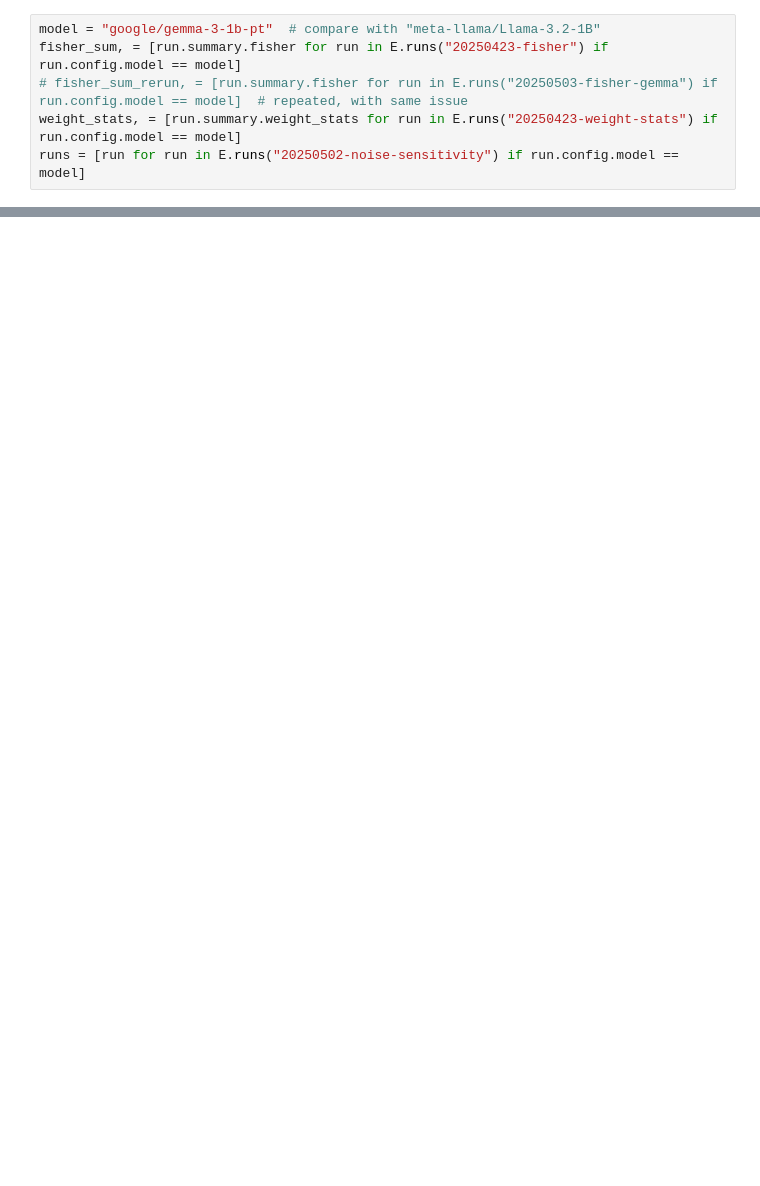
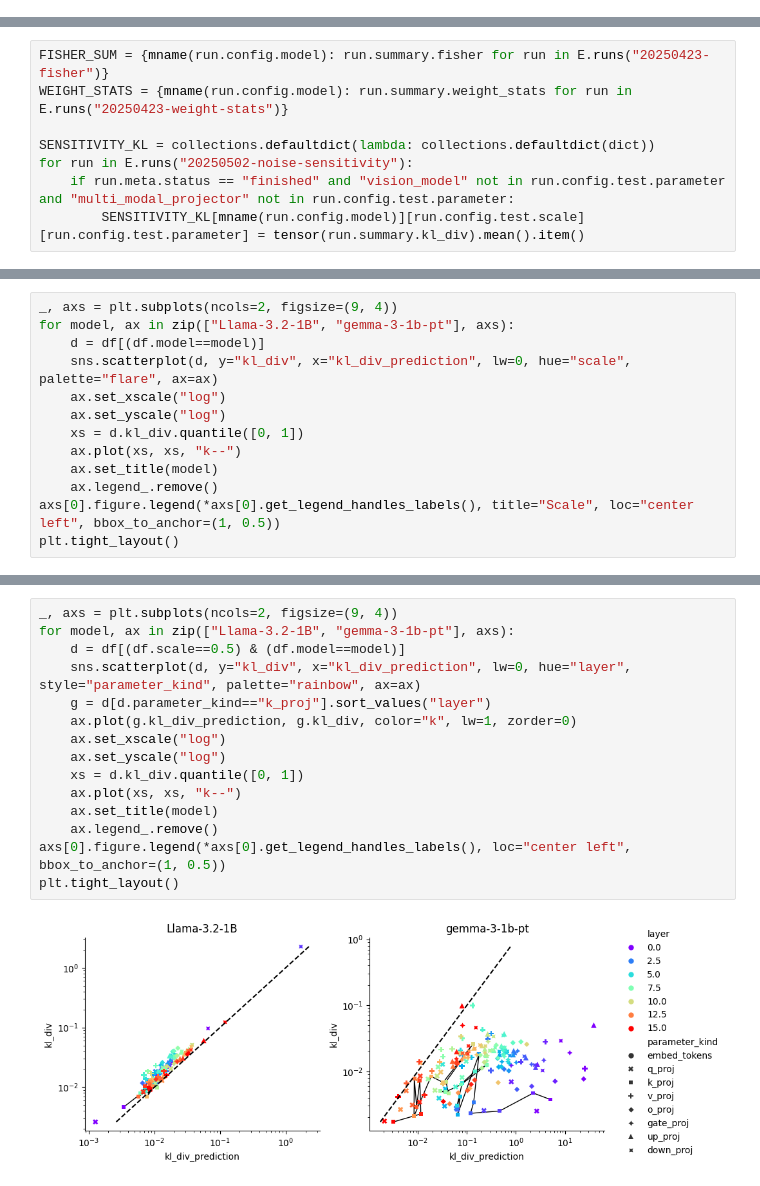
Before and after one commit to graphcore-research/optimal-weight-formats, a Jupyter notebook: 0503-GemmaFisherIssue.ipynb, the cells around one changed output, grey strips where cells are left out. Drawn from its saved outputs; the diff is of its cells as text; blank space fills up the shorter version.

```diff
--- a/0503-GemmaFisherIssue.ipynb
+++ b/0503-GemmaFisherIssue.ipynb
@@ -21,6 +30,0 @@ The autoreload extension is already loaded. To reload it, use:
-# %%
-model = "google/gemma-3-1b-pt"  # compare with "meta-llama/Llama-3.2-1B"
-fisher_sum, = [run.summary.fisher for run in E.runs("20250423-fisher") if run.config.model == model]
-# fisher_sum_rerun, = [run.summary.fisher for run in E.runs("20250503-fisher-gemma") if run.config.model == model]  # repeated, with same issue
-weight_stats, = [run.summary.weight_stats for run in E.runs("20250423-weight-stats") if run.config.model == model]
-runs = [run for run in E.runs("20250502-noise-sensitivity") if run.config.model == model]
@@ -47,0 +33,8 @@ df.head()
+# %%
+FISHER_SUM = {mname(run.config.model): run.summary.fisher for run in E.runs("20250423-fisher")}
+WEIGHT_STATS = {mname(run.config.model): run.summary.weight_stats for run in E.runs("20250423-weight-stats")}
+
+SENSITIVITY_KL = collections.defaultdict(lambda: collections.defaultdict(dict))
+for run in E.runs("20250502-noise-sensitivity"):
+    if run.meta.status == "finished" and "vision_model" not in run.config.test.parameter and "multi_modal_projector" not in run.config.test.parameter:
+        SENSITIVITY_KL[mname(run.config.model)][run.config.test.scale][run.config.test.parameter] = tensor(run.summary.kl_div).mean().item()
@@ -47,0 +67,13 @@ df.head()
+# %%
+_, axs = plt.subplots(ncols=2, figsize=(9, 4))
+for model, ax in zip(["Llama-3.2-1B", "gemma-3-1b-pt"], axs):
+    d = df[(df.model==model)]
+    sns.scatterplot(d, y="kl_div", x="kl_div_prediction", lw=0, hue="scale", palette="flare", ax=ax)
+    ax.set_xscale("log")
+    ax.set_yscale("log")
+    xs = d.kl_div.quantile([0, 1])
+    ax.plot(xs, xs, "k--")
+    ax.set_title(model)
+    ax.legend_.remove()
+axs[0].figure.legend(*axs[0].get_legend_handles_labels(), title="Scale", loc="center left", bbox_to_anchor=(1, 0.5))
+plt.tight_layout()
@@ -47,0 +82,17 @@ df.head()
+# %%
+_, axs = plt.subplots(ncols=2, figsize=(9, 4))
+for model, ax in zip(["Llama-3.2-1B", "gemma-3-1b-pt"], axs):
+    d = df[(df.scale==0.5) & (df.model==model)]
+    sns.scatterplot(d, y="kl_div", x="kl_div_prediction", lw=0, hue="layer", style="parameter_kind", palette="rainbow", ax=ax)
+    g = d[d.parameter_kind=="k_proj"].sort_values("layer")
+    ax.plot(g.kl_div_prediction, g.kl_div, color="k", lw=1, zorder=0)
+    ax.set_xscale("log")
+    ax.set_yscale("log")
+    xs = d.kl_div.quantile([0, 1])
+    ax.plot(xs, xs, "k--")
+    ax.set_title(model)
+    ax.legend_.remove()
+axs[0].figure.legend(*axs[0].get_legend_handles_labels(), loc="center left", bbox_to_anchor=(1, 0.5))
+plt.tight_layout()
+# %% [output]
+[figure, added]
```
Also changed, not shown: parts of 12 cells of this notebook.
